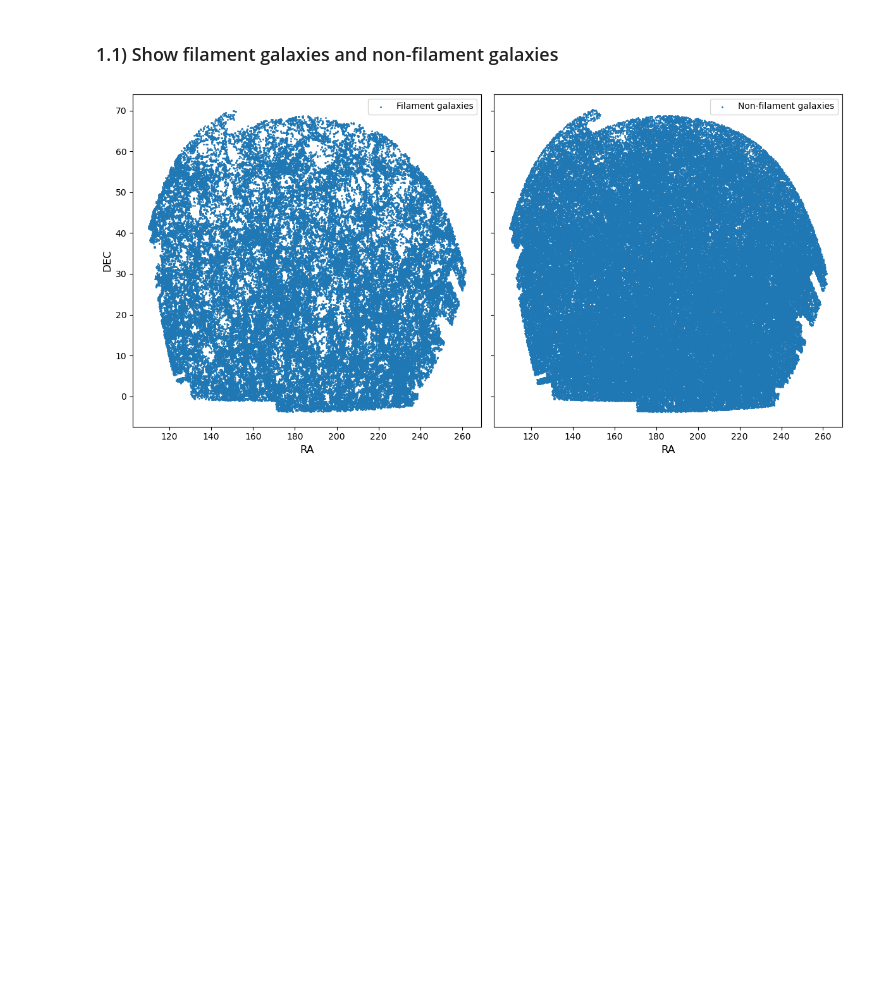
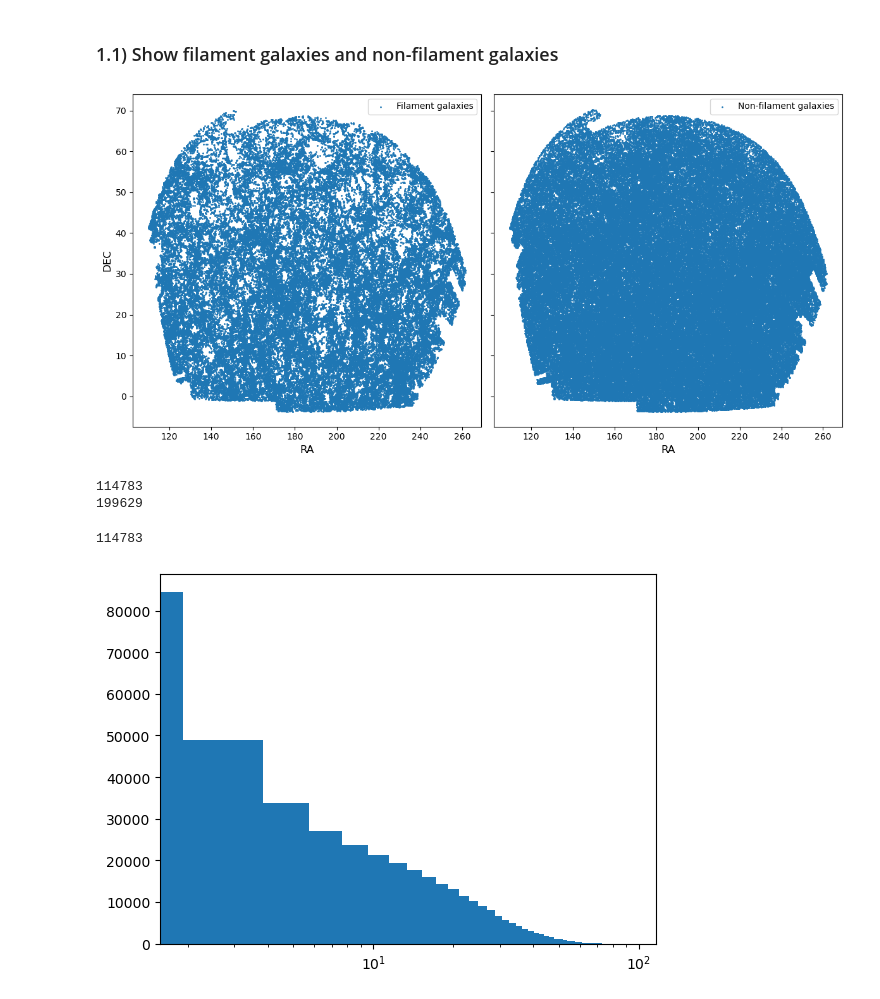
Before and after one commit to FedeDavilaKurban/filbao, a Jupyter notebook: main.ipynb, the cells around one changed output. Saved outputs shown, nothing was run; the diff lists cells and outputs as text; code cells hidden in the pictures; blank space fills up the shorter version.

```diff
--- a/main.ipynb
+++ b/main.ipynb
@@ -190,5 +190,20 @@ plt.tight_layout()
 # Save or show the figure
 #plt.savefig('1x2_plot_layout.png', dpi=300)  # Save as a high-res image
 plt.show()
+
+print(len(filgxs))
+print(len(nonfilgxs))
 # %% [output]
 [figure]
+114783
+199629
+# %%
+plt.hist(cat_sdss['dist_fil'],bins=50)
+
+print(len(cat_sdss[cat_sdss['dist_fil']<3.]))
+
+plt.xscale('log')
+plt.show()
+# %% [output]
+114783
+[figure, added]
```
Also changed, not shown: parts of 1 cell of this notebook, 2 other files.
